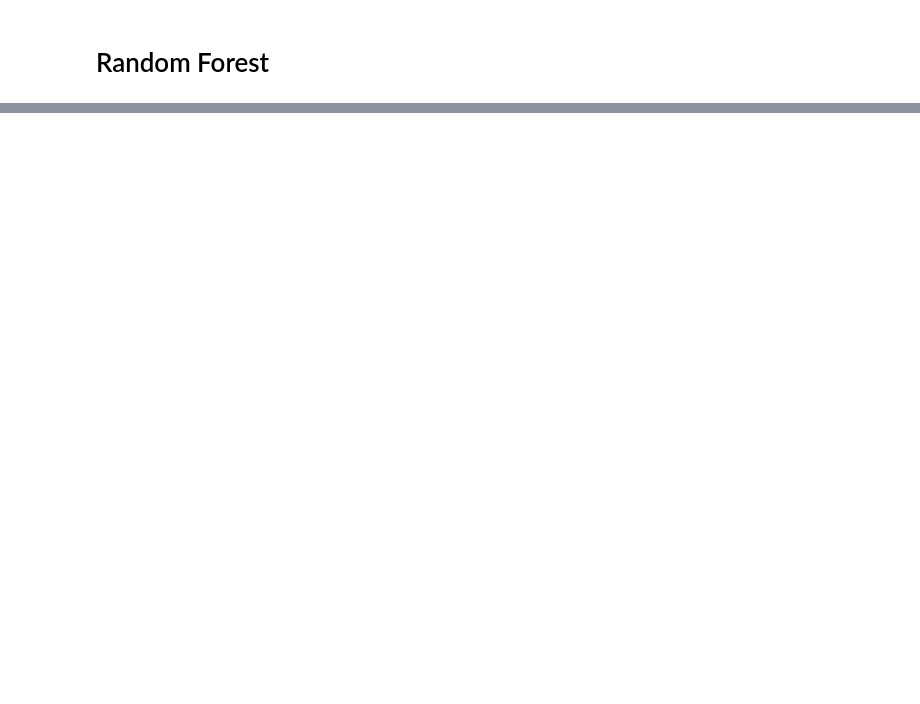
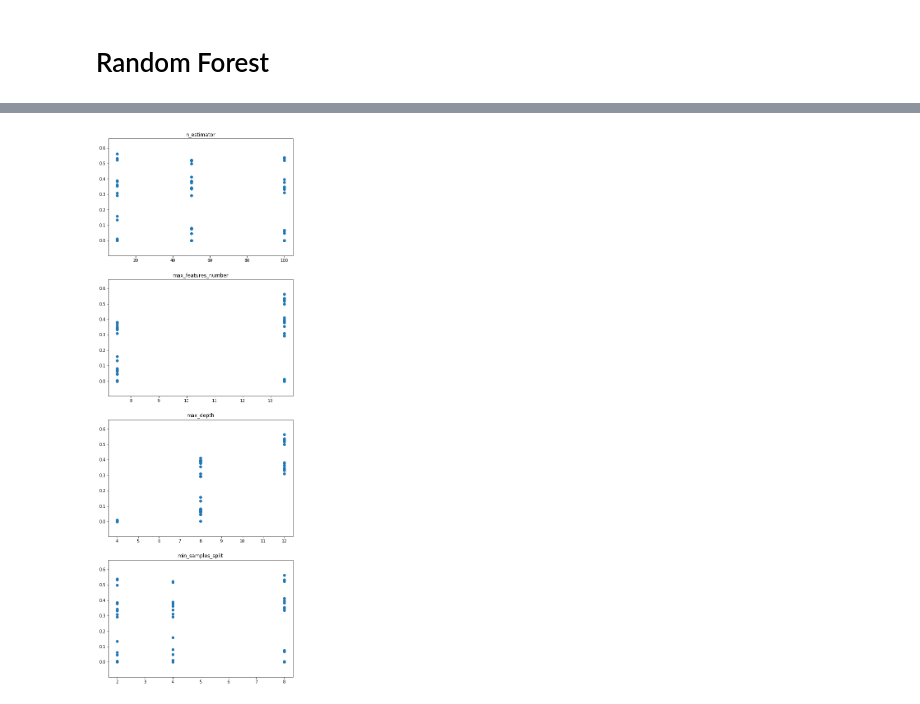
Before and after one commit to da1933/NODA, a Jupyter notebook: Modeling-Optimal.ipynb, the cells around one changed output, grey strips where cells are left out. Cells and saved outputs as stored; diff of their text form; code cells hidden in the pictures; blank space fills up the shorter version.

```diff
--- a/Modeling-Optimal.ipynb
+++ b/Modeling-Optimal.ipynb
@@ -111,0 +282,45 @@ array([[6106, 2676],
+# %%
+models_fit_rf = {k: v.fit(X_train,y_train) for k, v in models_rf.items()}
+# %%
+models_predict_val_rf = {k: v.predict(X_val) for k, v in models_fit_rf.items()}
+# %%
+model_specs_rf.index = model_specs_rf['ModelID']
+
+for model_num in list(model_specs_rf['ModelID']):
+    model_specs_rf.loc[model_num, 'Val Accuracy'] = \
+    sklearn.metrics.accuracy_score(y_val, models_predict_val_rf[model_num])
+
+for model_num in list(model_specs_rf['ModelID']):
+    model_specs_rf.loc[model_num, 'Precision'] = \
+    sklearn.metrics.precision_score(y_val, models_predict_val_rf[model_num])
+
+for model_num in list(model_specs_rf['ModelID']):
+    model_specs_rf.loc[model_num, 'Recall'] = \
+    sklearn.metrics.recall_score(y_val, models_predict_val_rf[model_num])
+
+for model_num in list(model_specs_rf['ModelID']):
+    model_specs_rf.loc[model_num, 'F-Score'] = \
+    sklearn.metrics.f1_score(y_val, models_predict_val_rf[model_num])
+# %%
+#creates a numeric version of the max_features parameter
+
+model_specs_rf['max_features_number']= \
+np.where(model_specs_rf['max_features']=='sqrt', math.sqrt(X_train.shape[1]), math.log(X_train.shape[1],2))
+# %%
+#Plot all the results
+
+params = ['n_estimator', 'max_features_number', 'max_depth', 'min_samples_split']
+
+fig, axes = plt.subplots(nrows=len(params), ncols=1)
+y = model_specs_rf['F-Score']
+
+for i in range(len(params)):
+    x = model_specs_rf[params[i]]
+    ax = axes[i]
+    ax.set_title(params[i])
+    ax.scatter(x, y)
+
+plt.gcf().set_size_inches(8,24)
+matplotlib.pyplot.show()
+# %% [output]
+[figure, added]
```
Also changed, not shown: parts of 31 cells of this notebook.
